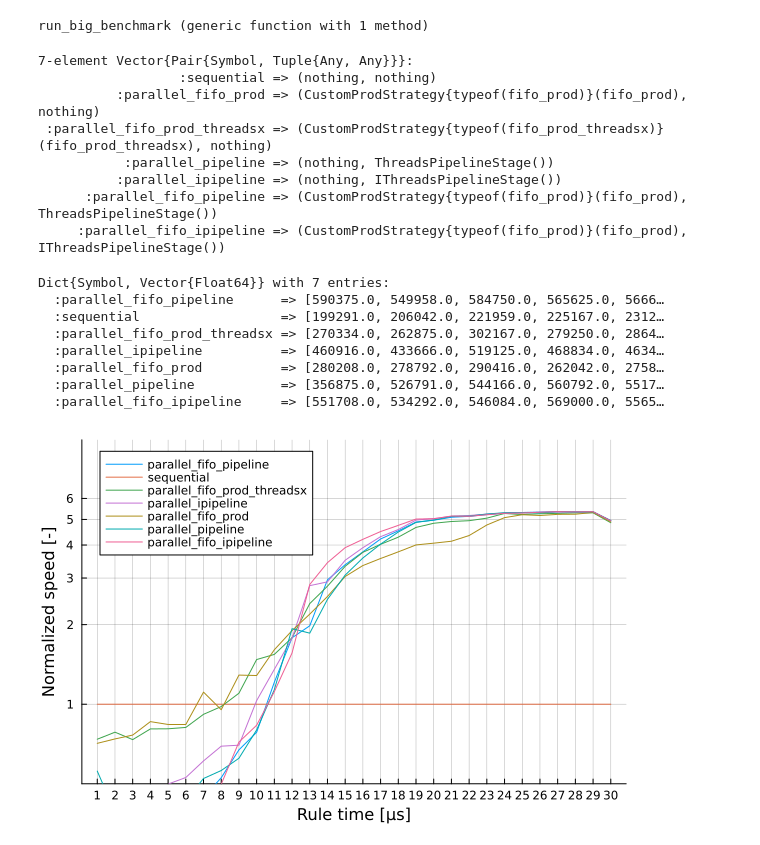
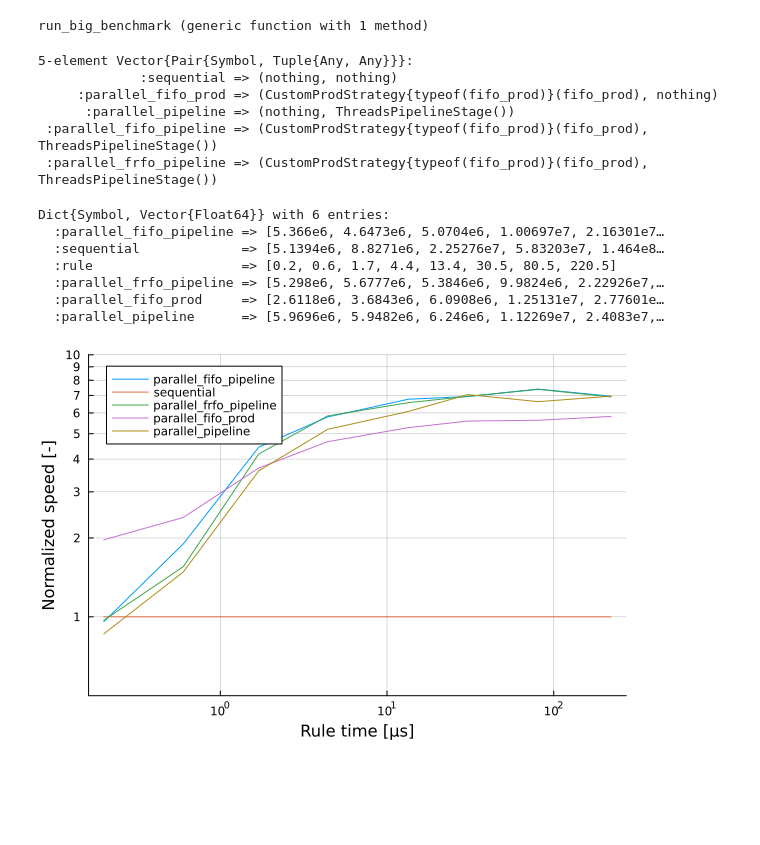
Before and after one commit to biaslab/ThesisParallelMP, a Jupyter notebook: benchmarks/coin_toss.ipynb, the cells around one changed output. Saved outputs shown, nothing was run; the diff lists cells and outputs as text; code cells hidden in the pictures; blank space fills up the shorter version.

Commit message:
add rule computation time in benchmarks

```diff
--- a/benchmarks/coin_toss.ipynb
+++ b/benchmarks/coin_toss.ipynb
@@ -104,6 +116,7 @@ function run_big_benchmark(combinations, sizes; nsamples = 10, dataset = dataset
     return map(sizes) do size
 
         results = Dict()
+        results[:rule] = benchmark_rule(MyCustomRule(size))
 
         @showprogress for (key, combination) in combinations
             _b_combination = prepare_benchmark(combination[1], combination[2], dataset, prior, MyCustomRule(size), niterations)
@@ -119,57 +132,57 @@ run_big_benchmark (generic function with 1 method)
 combinations = [
     :sequential => (nothing, nothing),
     :parallel_fifo_prod => (CustomProdStrategy(fifo_prod), nothing),
-    :parallel_fifo_prod_threadsx => (CustomProdStrategy(fifo_prod_threadsx), nothing),
+    #:parallel_fifo_prod_threadsx => (CustomProdStrategy(fifo_prod_threadsx), nothing),
+    #:parallel_pipeline => (nothing, ThreadsPipelineStage()),
     :parallel_pipeline => (nothing, ThreadsPipelineStage()),
-    :parallel_ipipeline => (nothing, IThreadsPipelineStage()),
+    #:parallel_fifo_pipeline => (CustomProdStrategy(fifo_prod), ThreadsPipelineStage()),
     :parallel_fifo_pipeline => (CustomProdStrategy(fifo_prod), ThreadsPipelineStage()),
-    :parallel_fifo_ipipeline => (CustomProdStrategy(fifo_prod), IThreadsPipelineStage()),
+    :parallel_frfo_pipeline => (CustomProdStrategy(fifo_prod), ThreadsPipelineStage()),
 ]
 # %% [output]
-7-element Vector{Pair{Symbol, Tuple{Any, Any}}}:
-                  :sequential => (nothing, nothing)
-          :parallel_fifo_prod => (CustomProdStrategy{typeof(fifo_prod)}(fifo_prod), nothing)
- :parallel_fifo_prod_threadsx => (CustomProdStrategy{typeof(fifo_prod_threadsx)}(fifo_prod_threadsx), nothing)
-           :parallel_pipeline => (nothing, ThreadsPipelineStage())
-          :parallel_ipipeline => (nothing, IThreadsPipelineStage())
-      :parallel_fifo_pipeline => (CustomProdStrategy{typeof(fifo_prod)}(fifo_prod), ThreadsPipelineStage())
-     :parallel_fifo_ipipeline => (CustomProdStrategy{typeof(fifo_prod)}(fifo_prod), IThreadsPipelineStage())
+5-element Vector{Pair{Symbol, Tuple{Any, Any}}}:
+             :sequential => (nothing, nothing)
+     :parallel_fifo_prod => (CustomProdStrategy{typeof(fifo_prod)}(fifo_prod), nothing)
+      :parallel_pipeline => (nothing, ThreadsPipelineStage())
+ :parallel_fifo_pipeline => (CustomProdStrategy{typeof(fifo_prod)}(fifo_prod), ThreadsPipelineStage())
+ :parallel_frfo_pipeline => (CustomProdStrategy{typeof(fifo_prod)}(fifo_prod), ThreadsPipelineStage())
 # %%
-results = run_big_benchmark(combinations, 1:30; niterations = 1);
+results = run_big_benchmark(combinations, 10:2:25; niterations = 10);
 # %%
 sizes = getindex.(results, 1)
 benchmarks = getindex.(results, 2)
-names = first.(combinations)
+names = [first.(combinations); :rule]
 
 points = map(names) do name
     name => minimum.(getindex.(benchmarks, name))
 end |> Dict
 # %% [output]
-Dict{Symbol, Vector{Float64}} with 7 entries:
-  :parallel_fifo_pipeline      => [590375.0, 549958.0, 584750.0, 565625.0, 5666…
-  :sequential                  => [199291.0, 206042.0, 221959.0, 225167.0, 2312…
-  :parallel_fifo_prod_threadsx => [270334.0, 262875.0, 302167.0, 279250.0, 2864…
-  :parallel_ipipeline          => [460916.0, 433666.0, 519125.0, 468834.0, 4634…
-  :parallel_fifo_prod          => [280208.0, 278792.0, 290416.0, 262042.0, 2758…
-  :parallel_pipeline           => [356875.0, 526791.0, 544166.0, 560792.0, 5517…
-  :parallel_fifo_ipipeline     => [551708.0, 534292.0, 546084.0, 569000.0, 5565…
+Dict{Symbol, Vector{Float64}} with 6 entries:
+  :parallel_fifo_pipeline => [5.366e6, 4.6473e6, 5.0704e6, 1.00697e7, 2.16301e7…
+  :sequential             => [5.1394e6, 8.8271e6, 2.25276e7, 5.83203e7, 1.464e8…
+  :rule                   => [0.2, 0.6, 1.7, 4.4, 13.4, 30.5, 80.5, 220.5]
+  :parallel_frfo_pipeline => [5.298e6, 5.6777e6, 5.3846e6, 9.9824e6, 2.22926e7,…
+  :parallel_fifo_prod     => [2.6118e6, 3.6843e6, 6.0908e6, 1.25131e7, 2.77601e…
+  :parallel_pipeline      => [5.9696e6, 5.9482e6, 6.246e6, 1.12269e7, 2.4083e7,…
 # %%
 p = plot(
-    # xaxis=:log,
+    xaxis=:log,
     yaxis=:log,
     legend=:topleft,
     xlabel="Rule time [μs]",
     ylabel="Normalized speed [-]",
-    yticks=([1:Threads.nthreads(:interactive);], [string(a) for a in 1:Threads.nthreads(:interactive)]),
-    xticks=(sizes, [ string(a) for a in sizes ]),
+    yticks=([1:10;], [string(a) for a in 1:10]),
+    #xticks=(sizes, [ string(a) for a in sizes ]),
     ylim = (0.5, 10),
     gridalpha=0.3,
 )
 
 for (key, values) in pairs(points)
-    plot!(p, sizes, points[:sequential] ./ values, label = string(key))
+    if key != :rule
+        plot!(p, points[:rule], points[:sequential] ./ values, label = string(key))
+    end
 end
 
 p
 # %% [output]
-[figure, old version]
+[figure, new version]
```
Also changed, not shown: parts of 5 cells of this notebook, 1 other file.
